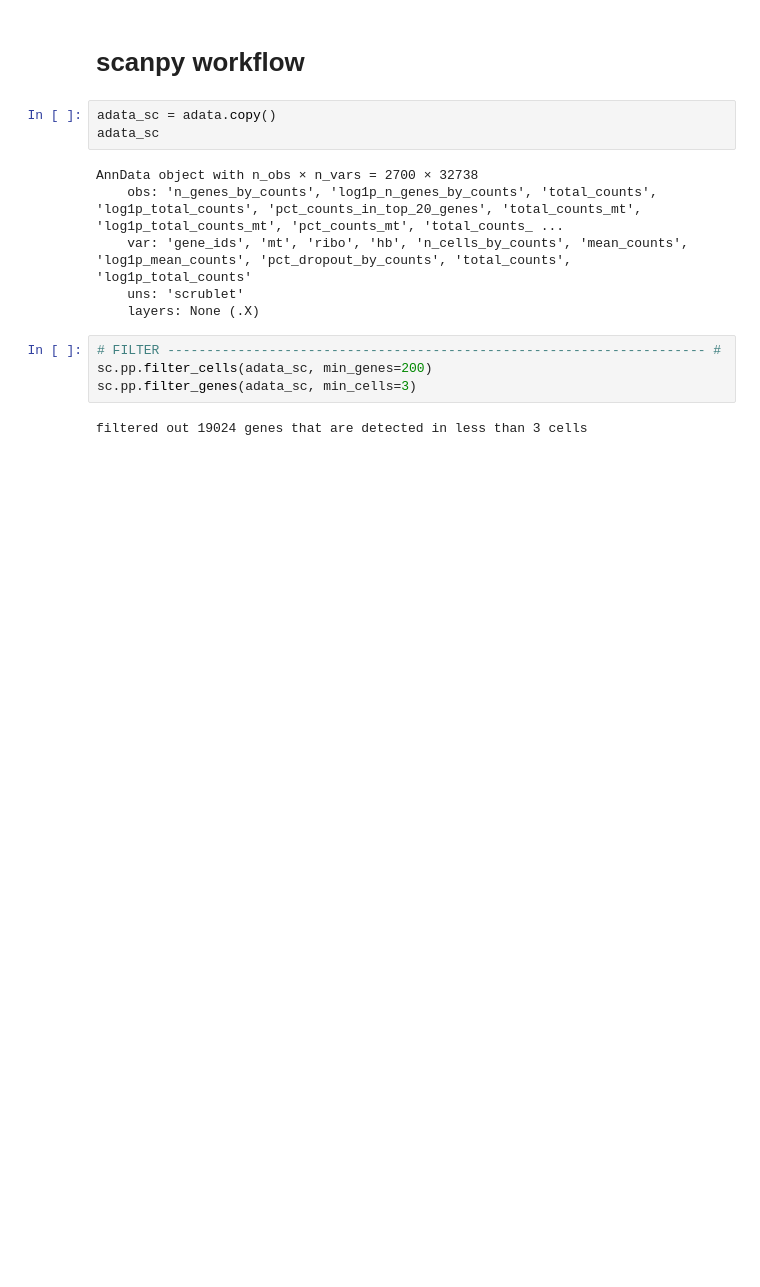
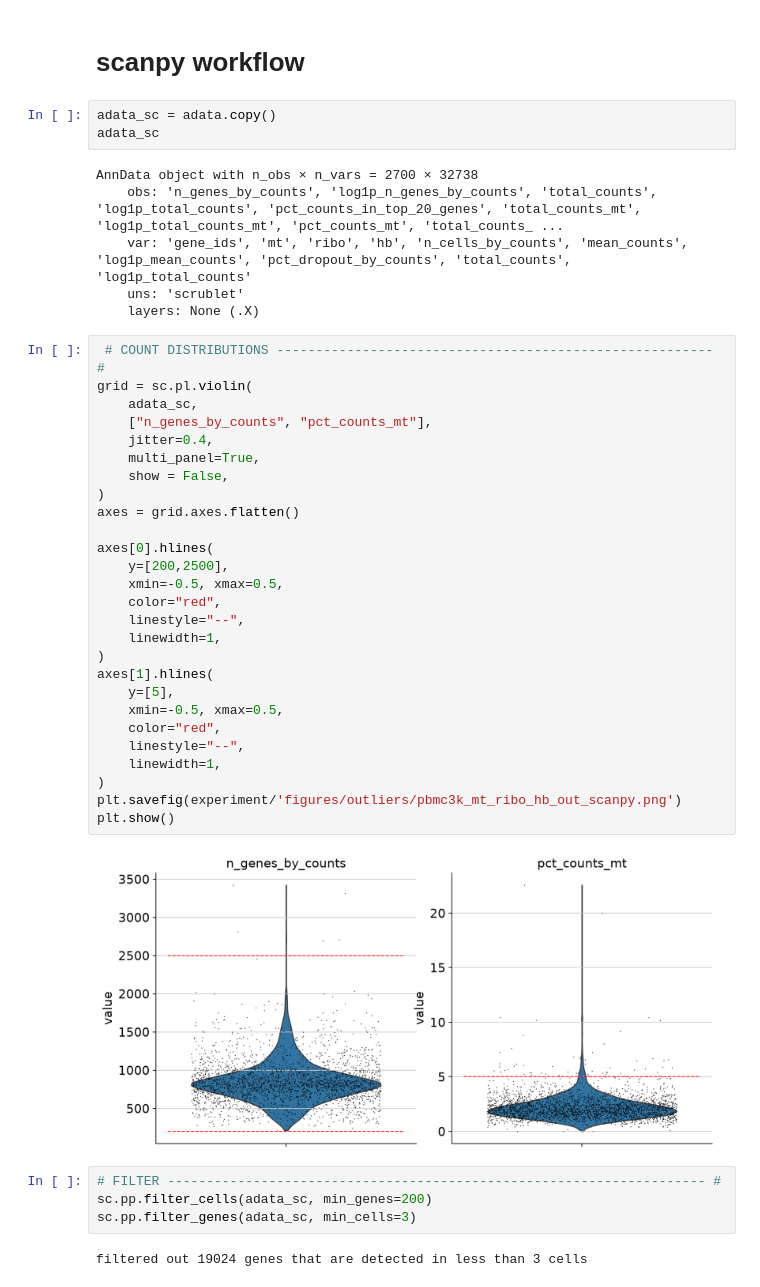
Before and after one commit to SelinaErnst/ClinicalBioinformatics_scGPT_annot_prj, a Jupyter notebook: experiment02-PBMC/scripts/02_outliers.ipynb, the cells around one changed output. Cells and saved outputs as stored; diff of their text form; blank space fills up the shorter version.

```diff
--- a/experiment02-PBMC/scripts/02_outliers.ipynb
+++ b/experiment02-PBMC/scripts/02_outliers.ipynb
@@ -393,6 +386,35 @@ AnnData object with n_obs × n_vars = 2700 × 32738
     var: 'gene_ids', 'mt', 'ribo', 'hb', 'n_cells_by_counts', 'mean_counts', 'log1p_mean_counts', 'pct_dropout_by_counts', 'total_counts', 'log1p_total_counts'
     uns: 'scrublet'
     layers: None (.X)
+# %%
+ # COUNT DISTRIBUTIONS -------------------------------------------------------- #
+grid = sc.pl.violin(
+    adata_sc,
+    ["n_genes_by_counts", "pct_counts_mt"],
+    jitter=0.4,
+    multi_panel=True,
+    show = False,
+)
+axes = grid.axes.flatten()
+
+axes[0].hlines(
+    y=[200,2500],
+    xmin=-0.5, xmax=0.5,
+    color="red",
+    linestyle="--",
+    linewidth=1,
+)
+axes[1].hlines(
+    y=[5],
+    xmin=-0.5, xmax=0.5,
+    color="red",
+    linestyle="--",
+    linewidth=1,
+)
+plt.savefig(experiment/'figures/outliers/pbmc3k_mt_ribo_hb_out_scanpy.png')
+plt.show()
+# %% [output]
+[figure, added]
 # %%
 # FILTER --------------------------------------------------------------------- #
 sc.pp.filter_cells(adata_sc, min_genes=200)
```
Also changed, not shown: parts of 7 cells of this notebook, 36 other files.
